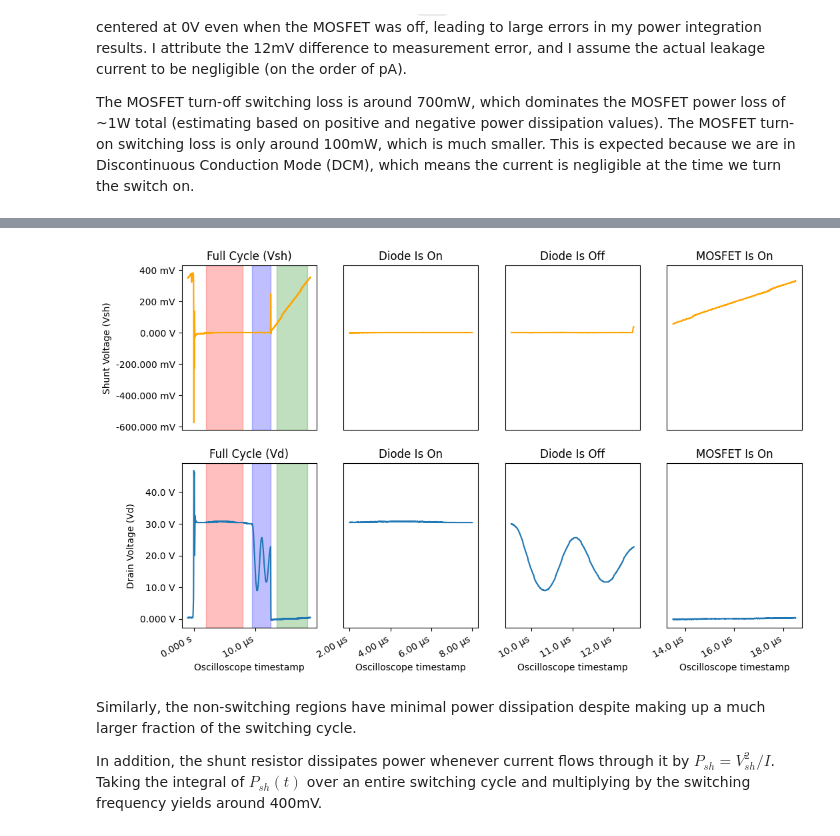
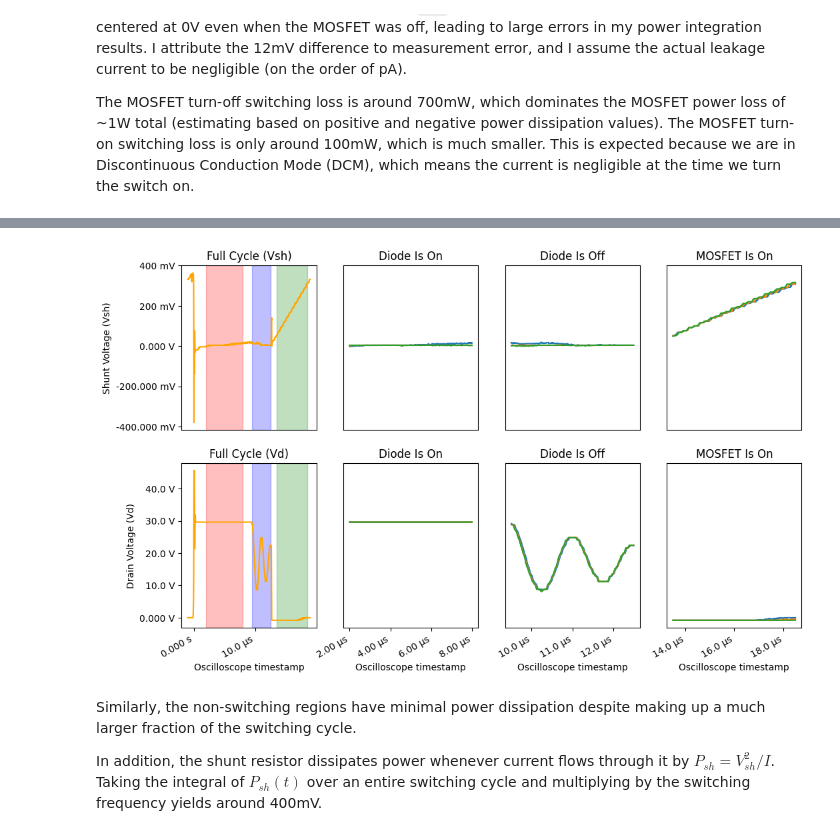
Before and after one commit to ianeyk/power-electronics, a Jupyter notebook: Lab 12/Lab12_report.ipynb, the cells around one changed output, grey strips where cells are left out. Drawn from its saved outputs; the diff is of its cells as text; code cells hidden in the pictures.

```diff
--- a/Lab 12/Lab12_report.ipynb
+++ b/Lab 12/Lab12_report.ipynb
@@ -93,10 +142,0 @@ Above are the shunt and drain voltage waveforms. The most relevant feature is th
-# %%
-fig, (ax1, ax2) = plt.subplots(nrows = 1, ncols = 2, sharex = False, sharey = False, figsize = (12, 4))
-fig.autofmt_xdate()
-helper.axes_labels("Input Voltage (Vg)", "V", "Peak Shunt Voltage (Vsh)", "V", title = "Peak Shunt Voltage Reached", ax = ax1)
-ax1.scatter(power_measurements["Vg (V)"], max_vsh, color = "orange", label = "Peak Shunt Voltage (Vsh)")
-ax1.legend(loc = "lower right")
-
-helper.axes_labels("Input Voltage (Vg)", "V", "Peak MOSFET Drain Voltage (Vd)", "V", title = "Peak MOSFET Drain Voltage Reached", ax = ax2)
-ax2.scatter(power_measurements["Vg (V)"], max_vd, label = "Peak Drain Voltage (Vd)")
-ax2.legend(loc = "lower right")
@@ -218,10 +287,26 @@ diode_is_on_ts = (2e-6, 8e-6)
 diode_is_off_ts = (9.5e-6, 12.5e-6)
 switch_is_on_ts = (13.5e-6, 18.5e-6)
 
-plot_regions(
+my_axes = plot_regions(
         cycle_ts = cycle_ts, cycle_ts_name = "Full Cycle",
         switch_off_ts = diode_is_on_ts, switch_off_ts_name = "Diode Is On",
         diode_off_ts = diode_is_off_ts, diode_off_ts_name = "Diode Is Off",
-        switch_on_ts = switch_is_on_ts, switch_on_ts_name = "MOSFET Is On"
+        switch_on_ts = switch_is_on_ts, switch_on_ts_name = "MOSFET Is On",
+        my_axes = None, filename = "oscilloscope_data/Rgdr_33_Ohm.csv", time_shift = 110e-9
 )
+my_axes = plot_regions(
+        cycle_ts = cycle_ts, cycle_ts_name = "Full Cycle",
+        switch_off_ts = diode_is_on_ts, switch_off_ts_name = "Diode Is On",
+        diode_off_ts = diode_is_off_ts, diode_off_ts_name = "Diode Is Off",
+        switch_on_ts = switch_is_on_ts, switch_on_ts_name = "MOSFET Is On",
+        my_axes = my_axes, filename = "oscilloscope_data/Rgdr_22_Ohm.csv"
+)
+my_axes = plot_regions(
+        cycle_ts = cycle_ts, cycle_ts_name = "Full Cycle",
+        switch_off_ts = diode_is_on_ts, switch_off_ts_name = "Diode Is On",
+        diode_off_ts = diode_is_off_ts, diode_off_ts_name = "Diode Is Off",
+        switch_on_ts = switch_is_on_ts, switch_on_ts_name = "MOSFET Is On",
+        my_axes = my_axes, filename = "oscilloscope_data/Rgdr_15_Ohm.csv"
+)
+my_axes = None
 # %% [output]
@@ -235,4 +330,4 @@ MOSFET Is On Power Loss: 83.96 mW
-[figure, old version]
+[figure, new version]
 # %% [markdown]
 Similarly, the non-switching regions have minimal power dissipation despite making up a much larger fraction of the switching cycle.
 
```
Also changed, not shown: parts of 11 cells of this notebook, 4 other files.
